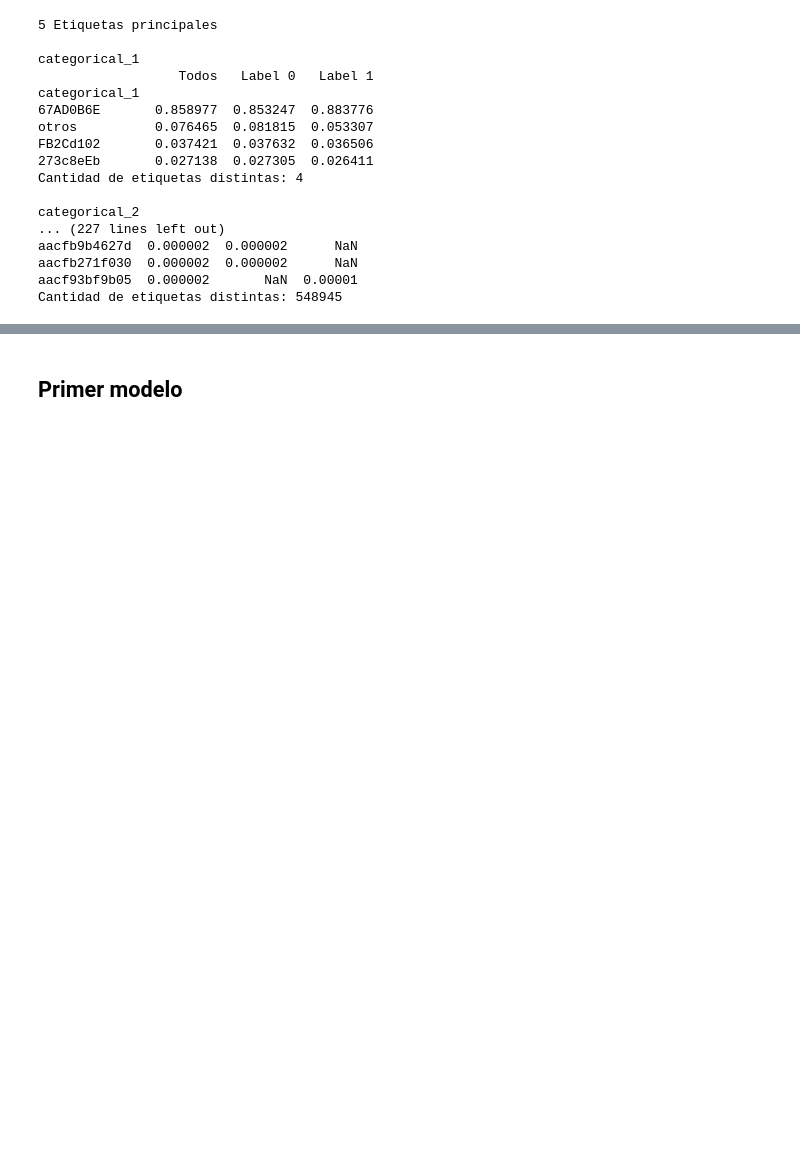
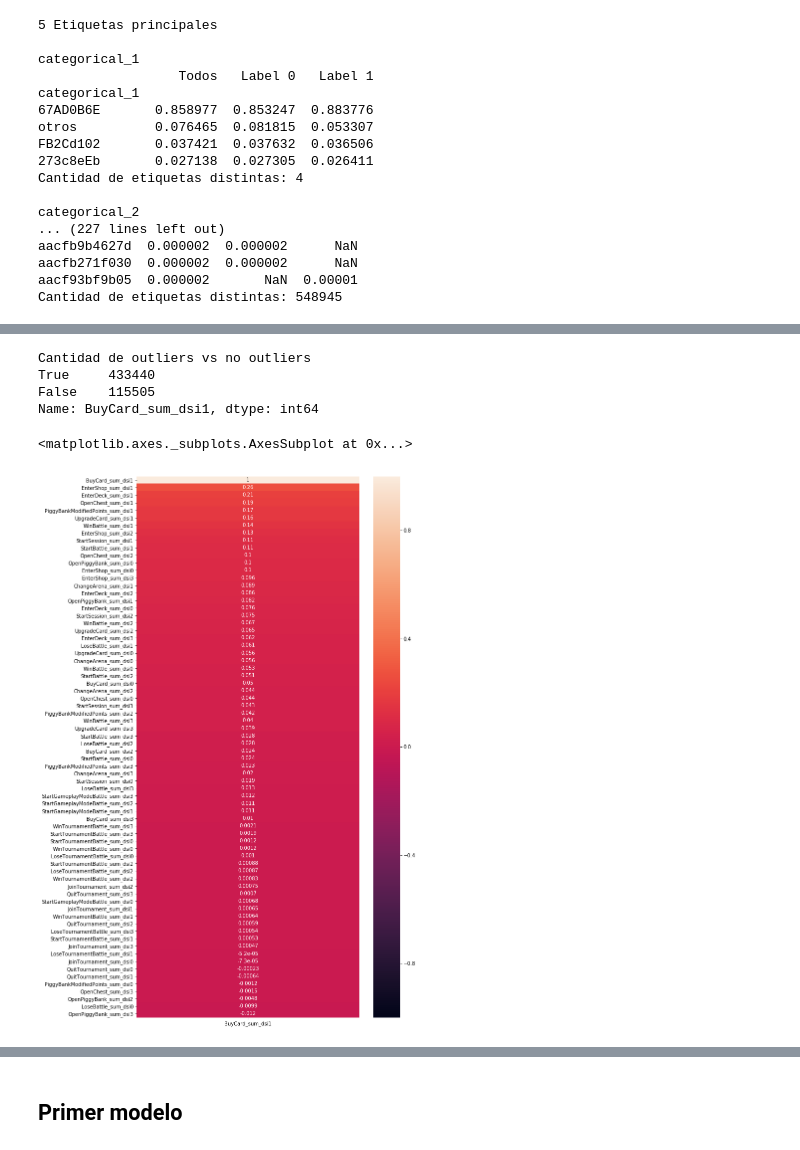
Before and after one commit to francomatiasferrari/md_MIM, a Jupyter notebook: analysis/EDA_FF.ipynb, the cells around one changed output, grey strips where cells are left out. Saved outputs shown, nothing was run; the diff lists cells and outputs as text; code cells hidden in the pictures; blank space fills up the shorter version.

```diff
--- a/analysis/EDA_FF.ipynb
+++ b/analysis/EDA_FF.ipynb
@@ -383,9 +379,0 @@ df = cleaner.clean_all(df)
-# %%
-
-lista_columnas_num = list(df.select_dtypes(include=['int64','float64']).columns)
-df_aux = df[lista_columnas_num]
-df[lista_columnas_num] = df_aux[(np.abs(stats.zscore(df_aux)) < 3).all(axis=1)] # Remove outliers
-z = np.abs(stats.zscore(df[lista_columnas_num]))
-print(z)
-
-#df["abv"].apply(np.log)
@@ -460,15 +431,3 @@ aacfb9b4627d  0.000002  0.000002      NaN
 aacfb271f030  0.000002  0.000002      NaN
 aacf93bf9b05  0.000002       NaN  0.00001
 Cantidad de etiquetas distintas: 548945
-# %%
-df = pd.read_csv('../datos/train_sample.csv')
-
-def transformar_categoricas(df,column,threshold):
-
-    c = df.groupby(column).user_id.count().sort_values(ascending=False)
-    c_prop = c / c.sum() #Identifico la concentracion por cagegoria
-    cat_princ = c_prop[c_prop > threshold].index.tolist() #Me quedo con las categorias principales
-
-    df.loc[~df[column].isin(cat_princ),column]  = "otros" #Reemplazo las categorias no principales por etiqueta "otros"
-
-    return df
@@ -486,0 +447,27 @@ df.groupby('country').user_id.count().sort_values(ascending=False).count()
+# %%
+# BuyCard_sum_dsi1
+
+q1 = df['BuyCard_sum_dsi1'].quantile(0.25)
+q3 = df['BuyCard_sum_dsi1'].quantile(0.75)
+
+print("Cantidad de outliers vs no outliers")
+print(df['BuyCard_sum_dsi1'].between(q1, q3).value_counts())
+
+# calculate the correlation matrix of numerical sacando los outliers
+corr = df[sum_dsiX_columns]
+sub_corr = corr[df['BuyCard_sum_dsi1'].between(q1, q3)].corr()
+sub_corr = sub_corr.sort_values(by=['BuyCard_sum_dsi1'],ascending=False)
+
+# plot the heatmap
+plt.subplots(figsize=(10,20))
+sns.heatmap(sub_corr[['BuyCard_sum_dsi1']],
+        xticklabels=['BuyCard_sum_dsi1'],
+        vmin=-1, vmax=1,
+        annot=True)
+# %% [output]
+Cantidad de outliers vs no outliers
+True     433440
+False    115505
+Name: BuyCard_sum_dsi1, dtype: int64
+<matplotlib.axes._subplots.AxesSubplot at 0x...>
+[figure, added]
```
Also changed, not shown: parts of 25 cells of this notebook, 5 other files.
